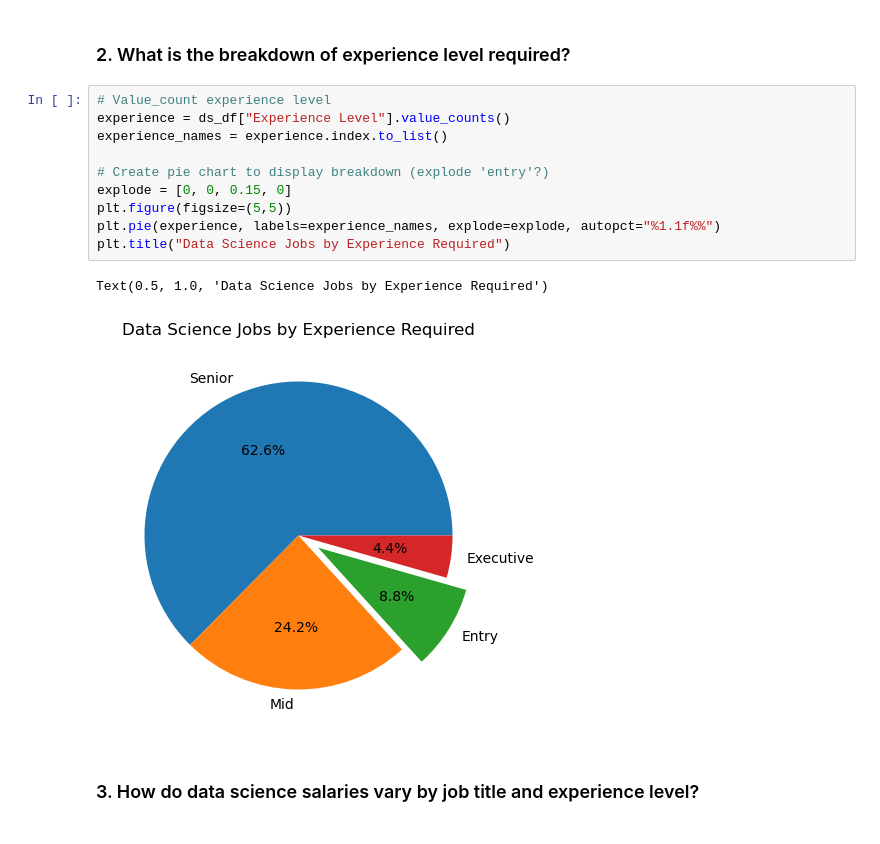
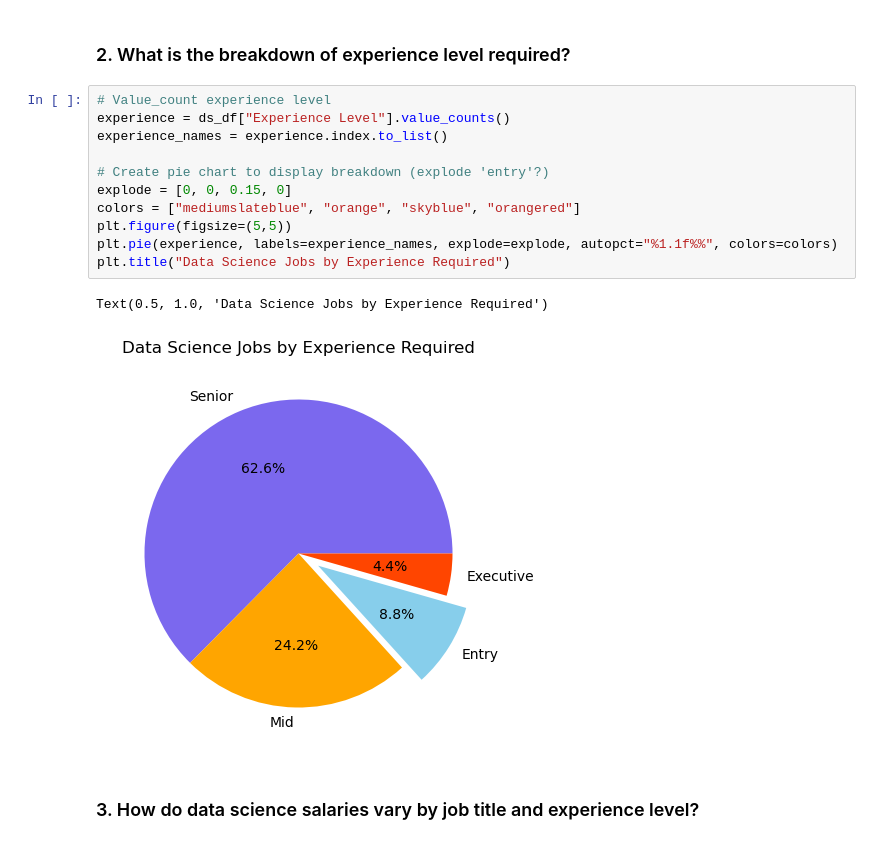
Before and after one commit to lathamlm/project-01, a Jupyter notebook: data_science.ipynb, the cells around one changed output. Saved outputs shown, nothing was run; the diff lists cells and outputs as text.

```diff
--- a/data_science.ipynb
+++ b/data_science.ipynb
@@ -151,16 +128,17 @@ Text(0, 0.5, 'Salary (USD)')
 # %%
 # Value_count experience level
 experience = ds_df["Experience Level"].value_counts()
 experience_names = experience.index.to_list()
 
 # Create pie chart to display breakdown (explode 'entry'?)
 explode = [0, 0, 0.15, 0]
+colors = ["mediumslateblue", "orange", "skyblue", "orangered"]
 plt.figure(figsize=(5,5))
-plt.pie(experience, labels=experience_names, explode=explode, autopct="%1.1f%%")
+plt.pie(experience, labels=experience_names, explode=explode, autopct="%1.1f%%", colors=colors)
 plt.title("Data Science Jobs by Experience Required")
 # %% [output]
 Text(0.5, 1.0, 'Data Science Jobs by Experience Required')
-[figure, old version]
+[figure, new version]
 # %% [markdown]
 ### 3. How do data science salaries vary by job title and experience level?
 # %%
```
Also changed, not shown: parts of 9 cells of this notebook.
